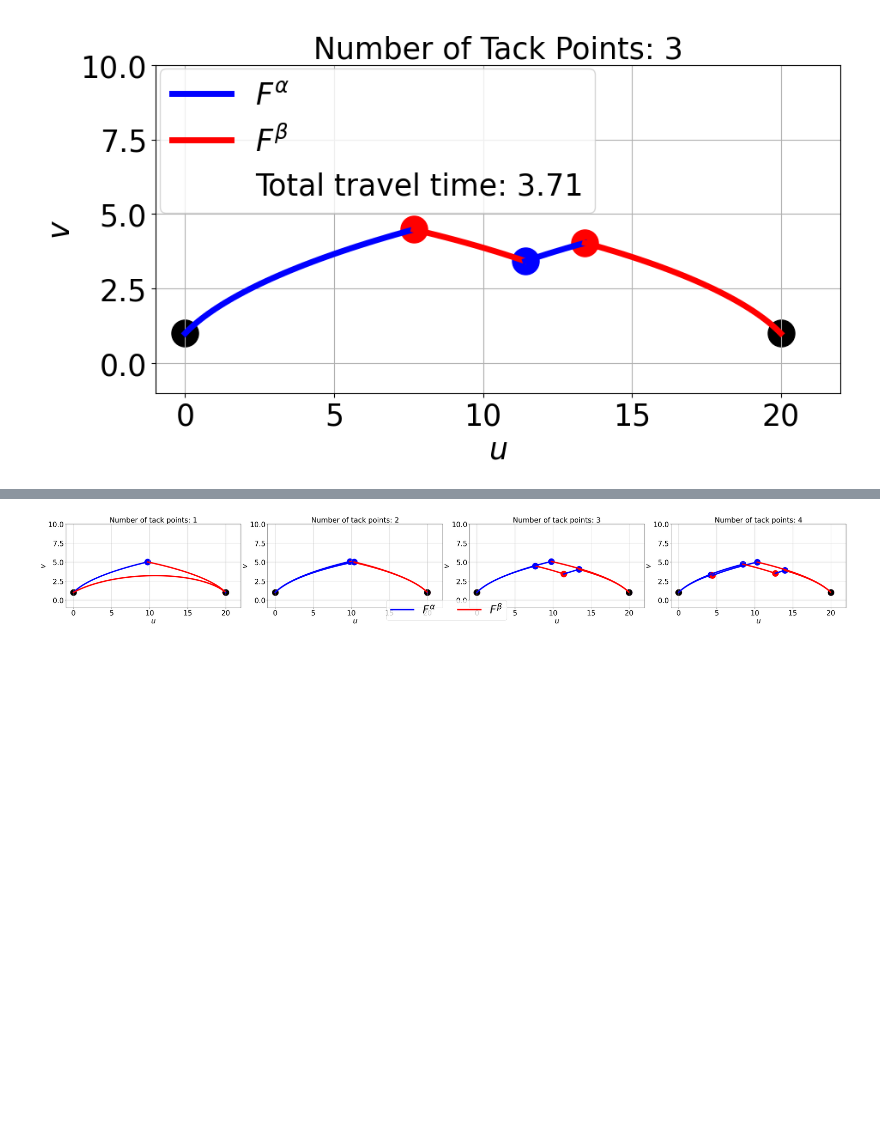
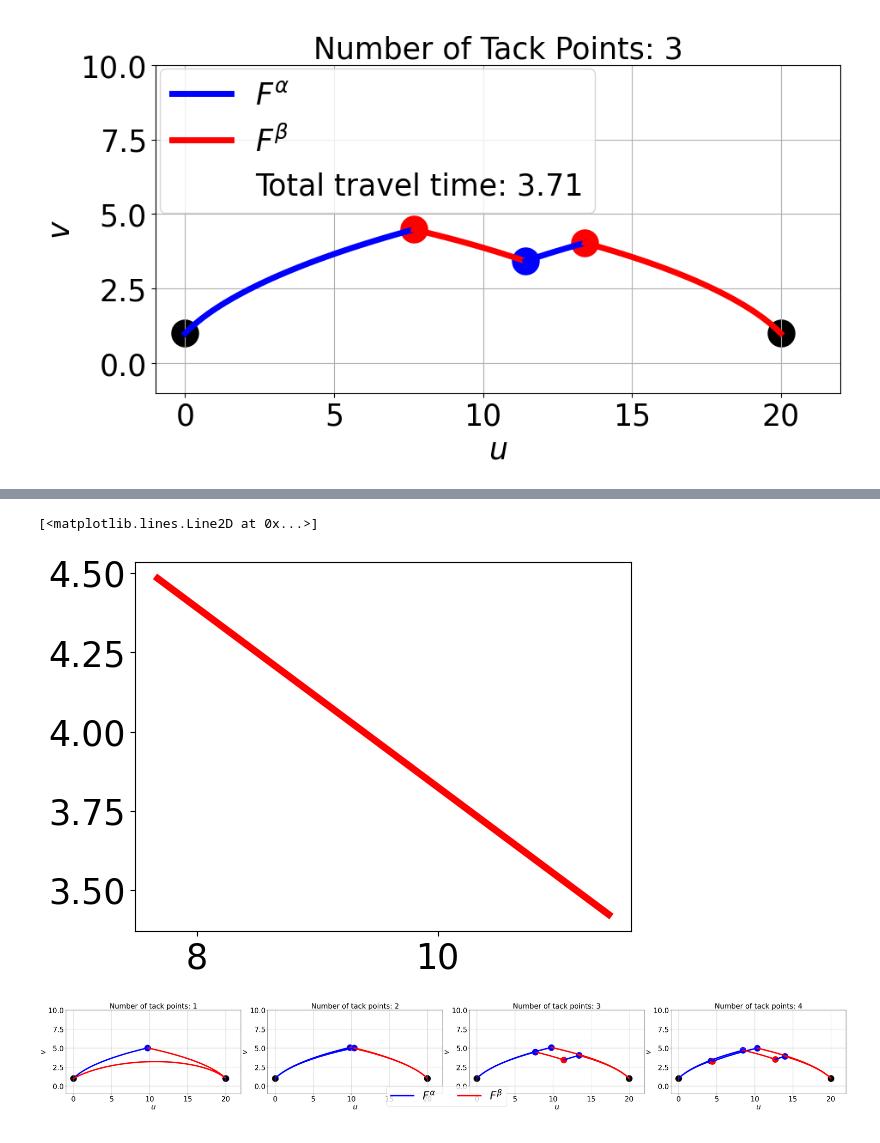
Before and after one commit to FrederikMR/zermelo_tacking, a Jupyter notebook: tacking_estimation.ipynb, the cells around one changed output, grey strips where cells are left out. Cells and saved outputs as stored; diff of their text form; code cells hidden in the pictures; blank space fills up the shorter version.

```diff
--- a/tacking_estimation.ipynb
+++ b/tacking_estimation.ipynb
@@ -544,3 +542,12 @@ fig.savefig(save_path, format='pdf', pad_inches=0.1, bbox_inches='tight')
 plt.show()
 # %% [output]
 [figure]
+# %%
+from geometry.geodesic import GEORCE_H
+
+test1 = curves[f'Tacking_3']['zs'][T]
+test2 = curves[f'Tacking_3']['zs'][2*T]
+
+Geodesic = GEORCE_H(tack_metrics[0], init_fun=None, T=100, tol=1e-4, max_iter=100, line_search_params={'rho': 0.5})
+# %%
+curve_test = Geodesic(jnp.zeros(1).squeeze()*1.0, test1, test2)
@@ -547,3 +559,8 @@ plt.show()
+# %%
+plt.plot(curve_test[1][:,0], curve_test[1][:,1], color='red', linewidth=5.0, alpha=1.0)
+# %% [output]
+[<matplotlib.lines.Line2D at 0x...>]
+[figure, added]
 # %%
 N_tacks = len(curves.keys())//2-1
 
```
Also changed, not shown: parts of 2 cells of this notebook, 1 other file.
